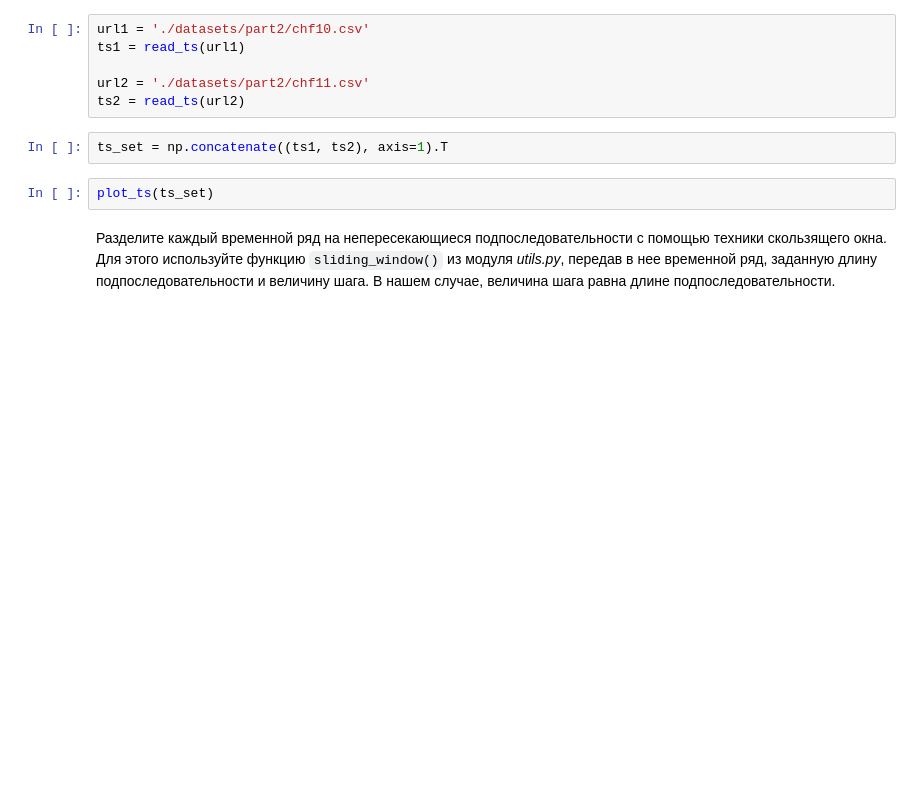
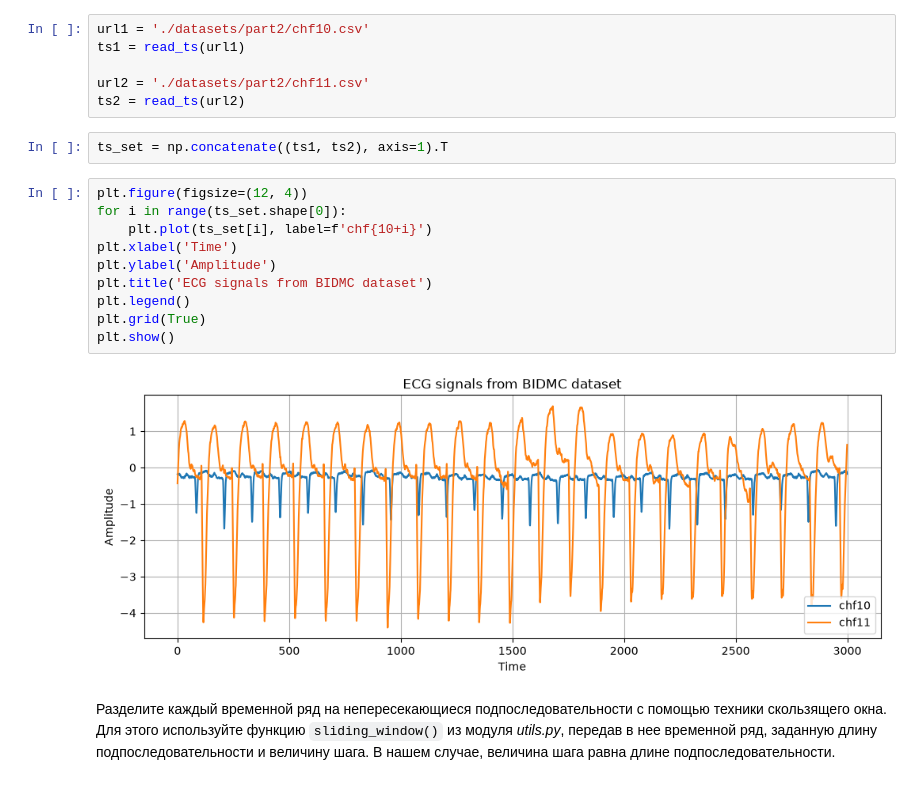
Before and after one commit to Moss847/2026-Khudoyan-TimeSeriesCourse, a Jupyter notebook: practice/01 Basics/01 Basics.ipynb, the cells around one changed output. Drawn from its saved outputs; the diff is of its cells as text; blank space fills up the shorter version.

```diff
--- a/practice/01 Basics/01 Basics.ipynb
+++ b/practice/01 Basics/01 Basics.ipynb
@@ -385,8 +401,18 @@ url2 = './datasets/part2/chf11.csv'
 ts2 = read_ts(url2)
 # %%
 ts_set = np.concatenate((ts1, ts2), axis=1).T
-# %%
-plot_ts(ts_set)
+# %%
+plt.figure(figsize=(12, 4))
+for i in range(ts_set.shape[0]):
+    plt.plot(ts_set[i], label=f'chf{10+i}')
+plt.xlabel('Time')
+plt.ylabel('Amplitude')
+plt.title('ECG signals from BIDMC dataset')
+plt.legend()
+plt.grid(True)
+plt.show()
+# %% [output]
+[figure, added]
 # %% [markdown]
 Разделите каждый временной ряд на непересекающиеся подпоследовательности с помощью техники скользящего окна. Для этого используйте функцию `sliding_window()` из модуля _utils.py_, передав в нее временной ряд, заданную длину подпоследовательности и величину шага. В нашем случае, величина шага равна длине подпоследовательности.
 # %%
```
Also changed, not shown: parts of 15 cells of this notebook.
